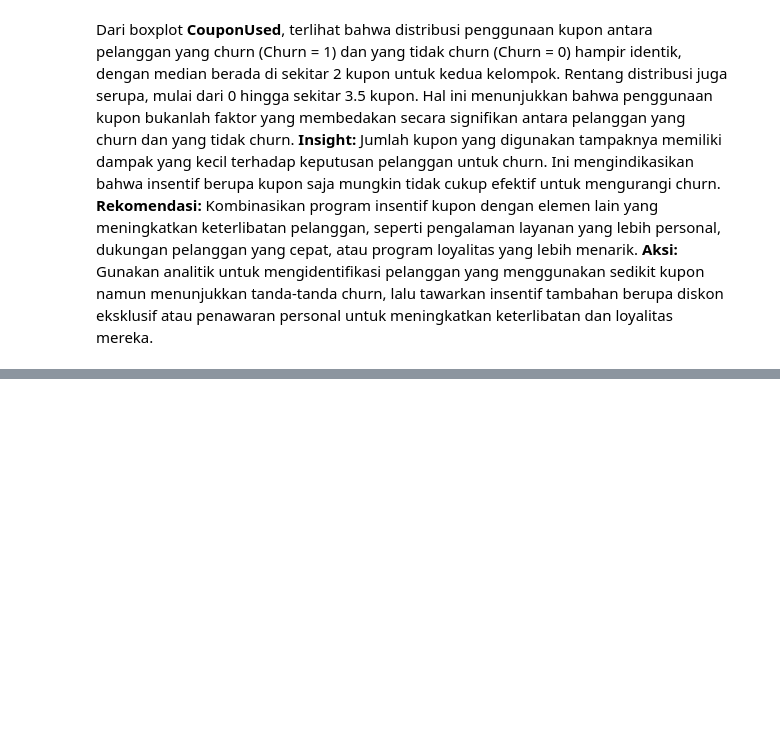
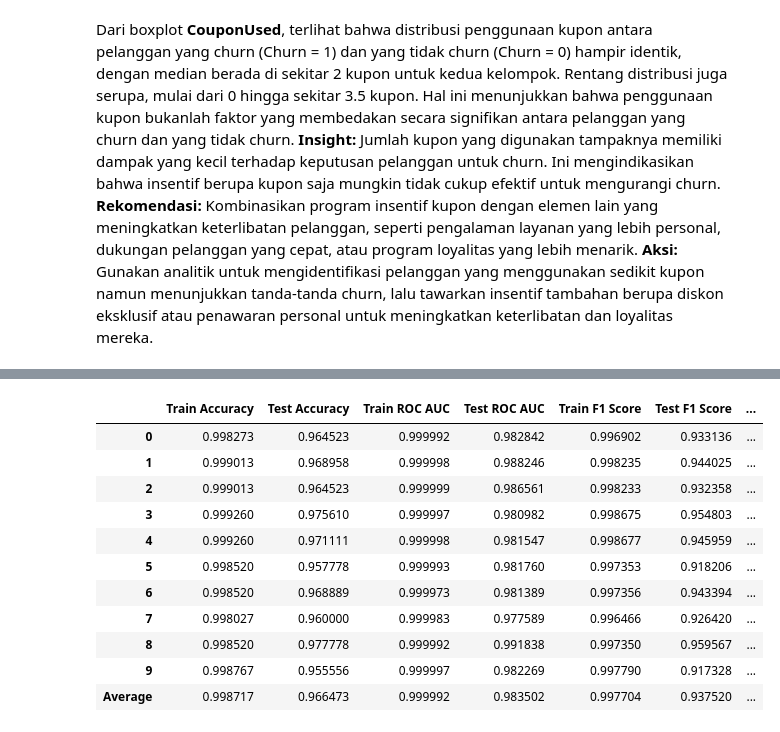
Before and after one commit to Dokaebi20/Finpro_Zetta_11-24, a Jupyter notebook: FinPro.ipynb, the cells around one changed output, grey strips where cells are left out. Cells and saved outputs as stored; diff of their text form; code cells hidden in the pictures; blank space fills up the shorter version.

```diff
--- a/FinPro.ipynb
+++ b/FinPro.ipynb
@@ -1351,0 +1117,3 @@ Dari visualisasi di atas terlihat bahwa 5 fitur yang paling penting pada pemodel
+# %%
+testing=pd.DataFrame(transformer.fit_transform(x_train),columns=transformer.get_feature_names_out())
+testing.head()
@@ -1351,0 +1128,9 @@ Dari visualisasi di atas terlihat bahwa 5 fitur yang paling penting pada pemodel
+# %%
+
+
+logreg=LogisticRegression(max_iter=1000, random_state=42)
+knn=KNeighborsClassifier()
+dt=DecisionTreeClassifier()
+rf=RandomForestClassifier()
+xgb=XGBClassifier()
+lgbm=lgb.LGBMClassifier()
@@ -1351,0 +1244,6 @@ Dari visualisasi di atas terlihat bahwa 5 fitur yang paling penting pada pemodel
+# %%
+K=10
+kf=StratifiedKFold(n_splits=K, shuffle=True, random_state=42)
+# %%
+data=x_train
+target=y_train
@@ -1351,0 +1301,38 @@ Dari visualisasi di atas terlihat bahwa 5 fitur yang paling penting pada pemodel
+# %%
+listItem=[]
+
+for tr,val in zip(train_errors_without_oversampling,validation_errors_without_oversampling):
+    listItem.append([tr['accuracy'],val['accuracy'],tr['roc'],val['roc'],tr['f1'],val['f1'],
+                     tr['recall'],val['recall'],tr['precision'],val['precision']])
+
+listItem.append(list(np.mean(listItem,axis=0)))
+
+dfEvaluate=pd.DataFrame(listItem,
+                        columns=['Train Accuracy',
+                                 'Test Accuracy',
+                                 'Train ROC AUC',
+                                 'Test ROC AUC',
+                                 'Train F1 Score',
+                                 'Test F1 Score',
+                                 'Train Recall',
+                                 'Test Recall',
+                                 'Train Precision',
+                                 'Test Precision'])
+
+listIndex=list(dfEvaluate.index)
+listIndex[-1]='Average'
+dfEvaluate.index=listIndex
+dfEvaluate
+# %% [output]
+|  | Train Accuracy | Test Accuracy | Train ROC AUC | Test ROC AUC | Train F1 Score | Test F1 Score | ... |
+| 0 | 0.998273 | 0.964523 | 0.999992 | 0.982842 | 0.996902 | 0.933136 | ... |
+| 1 | 0.999013 | 0.968958 | 0.999998 | 0.988246 | 0.998235 | 0.944025 | ... |
+| 2 | 0.999013 | 0.964523 | 0.999999 | 0.986561 | 0.998233 | 0.932358 | ... |
+| 3 | 0.999260 | 0.975610 | 0.999997 | 0.980982 | 0.998675 | 0.954803 | ... |
+| 4 | 0.999260 | 0.971111 | 0.999998 | 0.981547 | 0.998677 | 0.945959 | ... |
+| 5 | 0.998520 | 0.957778 | 0.999993 | 0.981760 | 0.997353 | 0.918206 | ... |
+| 6 | 0.998520 | 0.968889 | 0.999973 | 0.981389 | 0.997356 | 0.943394 | ... |
+| 7 | 0.998027 | 0.960000 | 0.999983 | 0.977589 | 0.996466 | 0.926420 | ... |
+| 8 | 0.998520 | 0.977778 | 0.999992 | 0.991838 | 0.997350 | 0.959567 | ... |
+| 9 | 0.998767 | 0.955556 | 0.999997 | 0.982269 | 0.997790 | 0.917328 | ... |
+| Average | 0.998717 | 0.966473 | 0.999992 | 0.983502 | 0.997704 | 0.937520 | ... |
```
Also changed, not shown: parts of 83 cells of this notebook.
